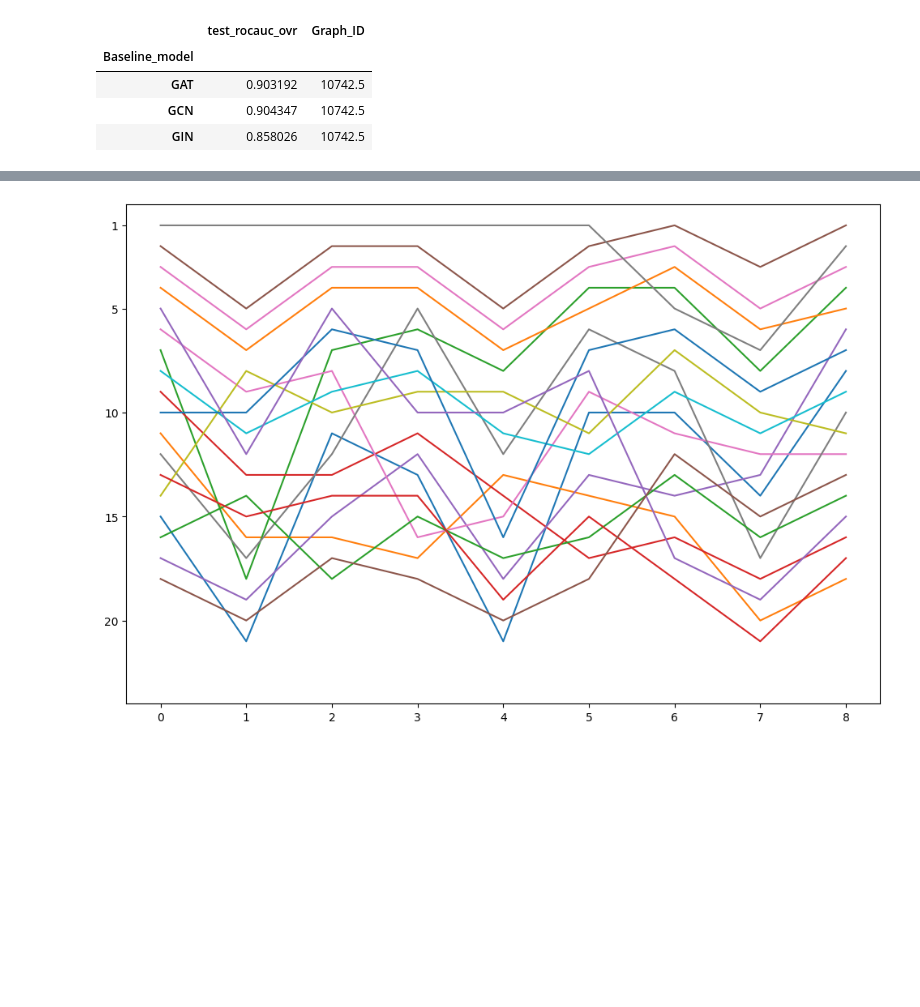
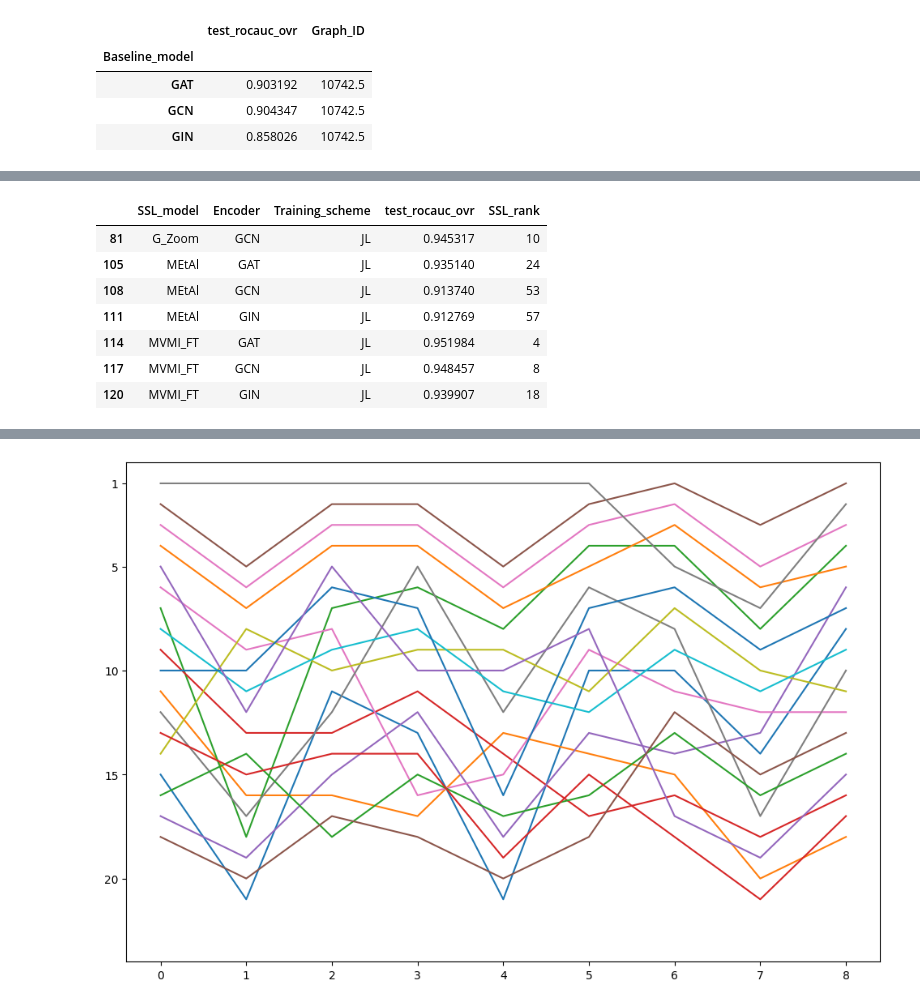
Before and after one commit to ITU-Thesis/graphworld, a Jupyter notebook: evaluation/rank_encoder_ts.ipynb, the cells around one changed output, grey strips where cells are left out. Cells and saved outputs as stored; diff of their text form; code cells hidden in the pictures; blank space fills up the shorter version.

```diff
--- a/evaluation/rank_encoder_ts.ipynb
+++ b/evaluation/rank_encoder_ts.ipynb
@@ -120,0 +123,11 @@ Name: test_rocauc_ovr, Length: 171, dtype: float64
+# %%
+ts_df
+# %% [output]
+|  | SSL_model | Encoder | Training_scheme | test_rocauc_ovr | SSL_rank |
+| 81 | G_Zoom | GCN | JL | 0.945317 | 10 |
+| 105 | MEtAl | GAT | JL | 0.935140 | 24 |
+| 108 | MEtAl | GCN | JL | 0.913740 | 53 |
+| 111 | MEtAl | GIN | JL | 0.912769 | 57 |
+| 114 | MVMI_FT | GAT | JL | 0.951984 | 4 |
+| 117 | MVMI_FT | GCN | JL | 0.948457 | 8 |
+| 120 | MVMI_FT | GIN | JL | 0.939907 | 18 |
```
Also changed, not shown: parts of 12 cells of this notebook.
